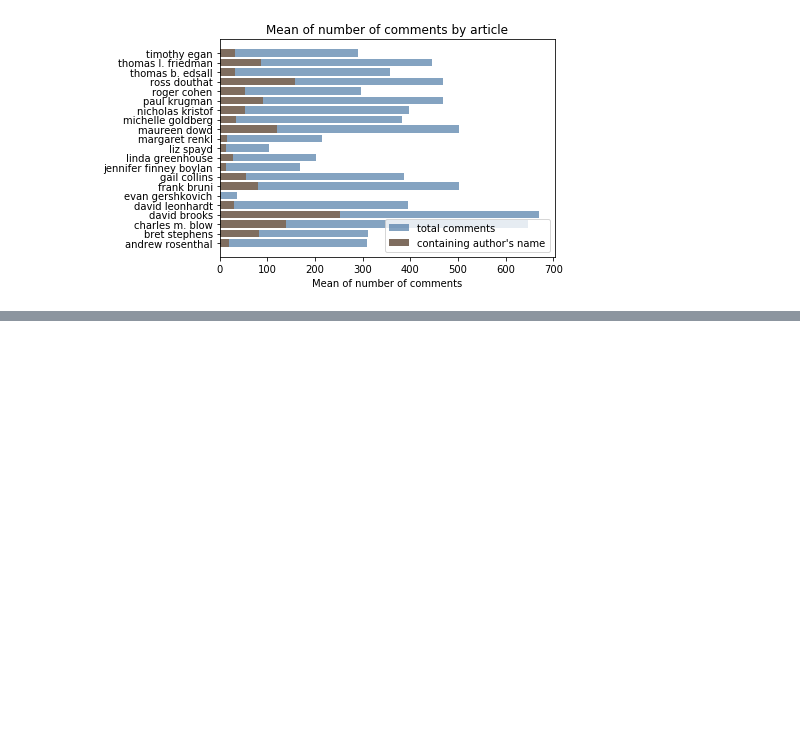
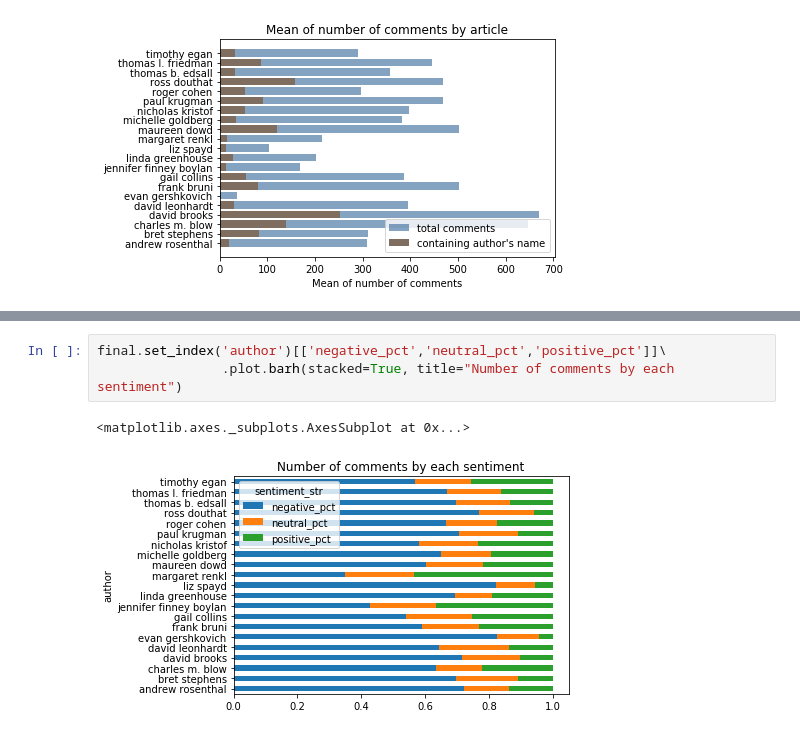
Before and after one commit to Naila-elh/NLP_NYT_comments, a Jupyter notebook: 1-clean-data.ipynb, the cells around one changed output, grey strips where cells are left out. Cells and saved outputs as stored; diff of their text form; blank space fills up the shorter version.

```diff
--- a/1-clean-data.ipynb
+++ b/1-clean-data.ipynb
@@ -374,0 +411,6 @@ plt.show()
+# %%
+final.set_index('author')[['negative_pct','neutral_pct','positive_pct']]\
+                .plot.barh(stacked=True, title="Number of comments by each sentiment")
+# %% [output]
+<matplotlib.axes._subplots.AxesSubplot at 0x...>
+[figure, added]
```
Also changed, not shown: parts of 22 cells of this notebook.
